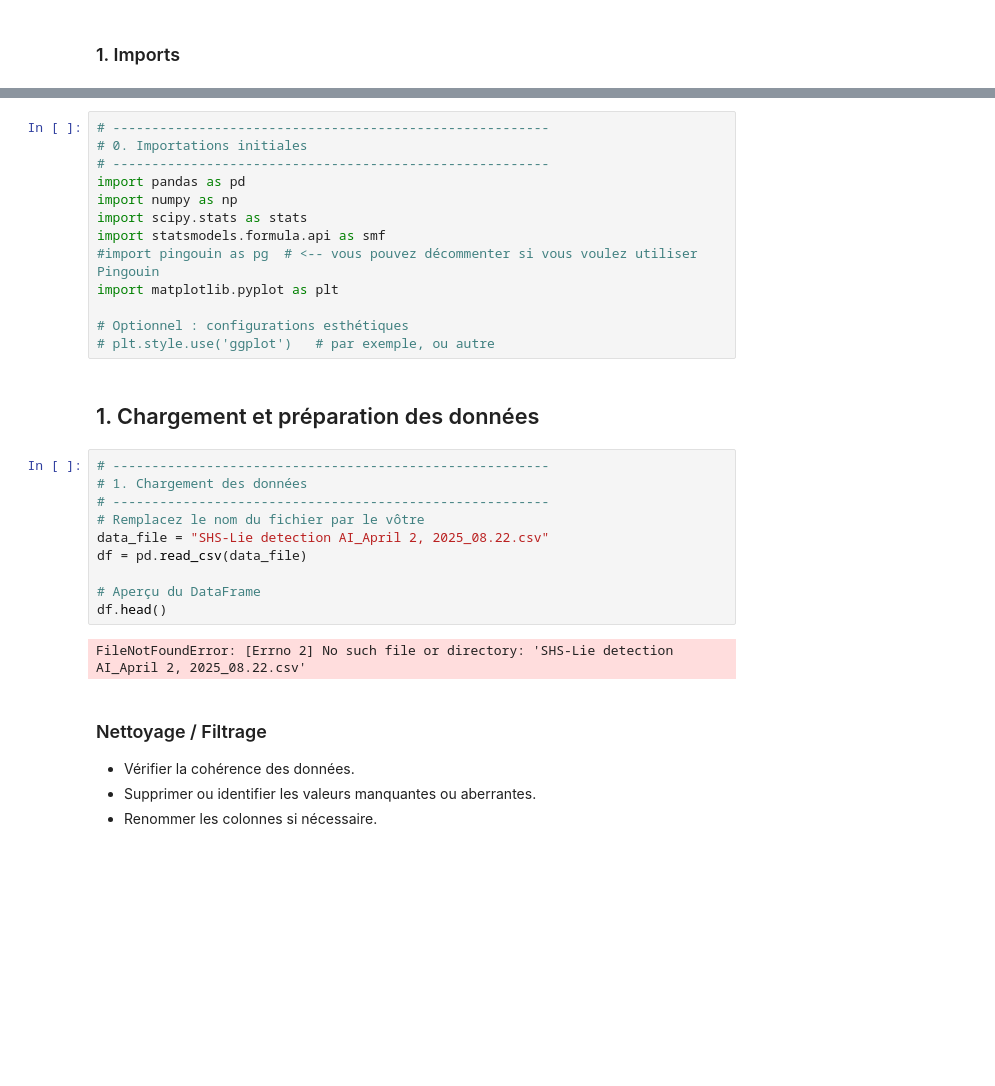
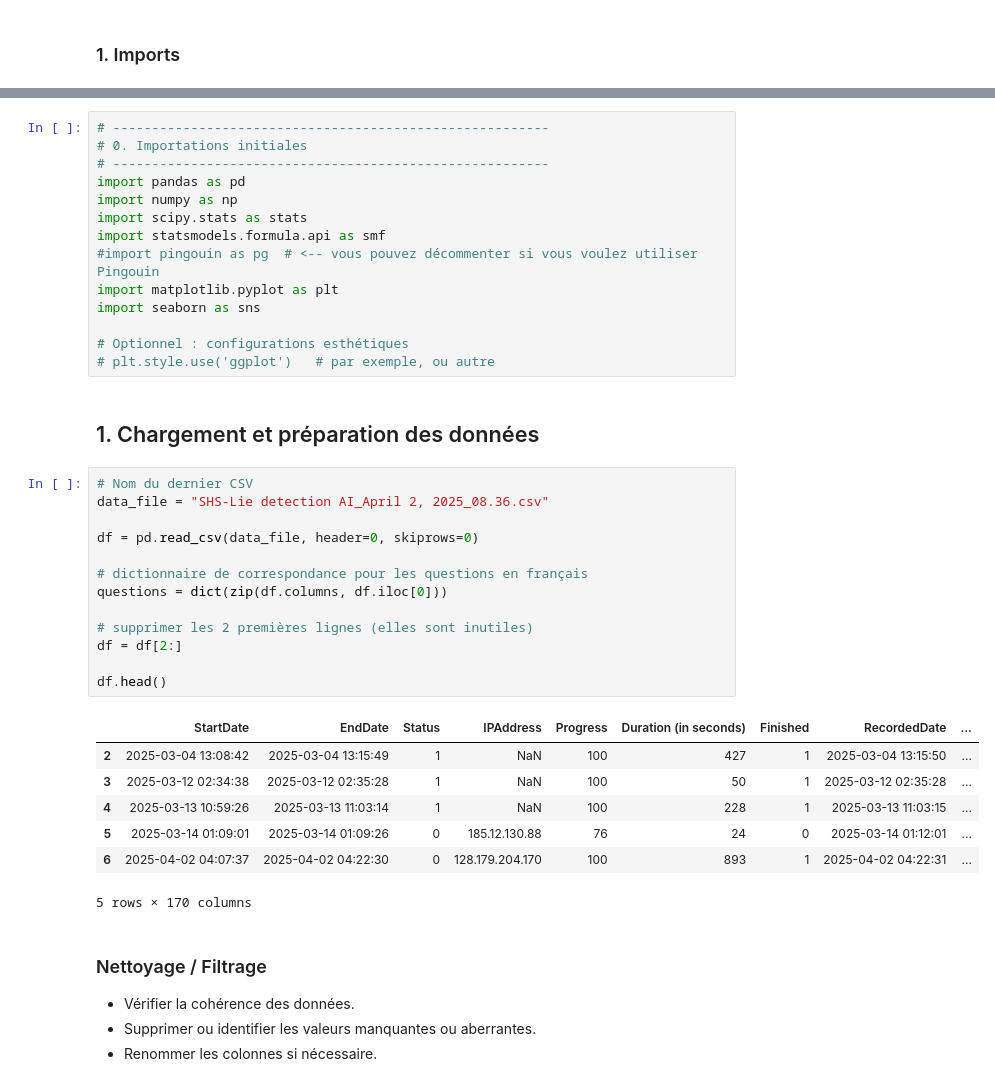
Before and after one commit to liogrnbrg/SHS_Psycho, a Jupyter notebook: main_analysis.ipynb, the cells around one changed output, grey strips where cells are left out. Saved outputs shown, nothing was run; the diff lists cells and outputs as text; blank space fills up the shorter version.

Commit message:
Selection initiale des donnée qu'on veut garder

```diff
--- a/main_analysis.ipynb
+++ b/main_analysis.ipynb
@@ -12,23 +35,33 @@ import scipy.stats as stats
 import statsmodels.formula.api as smf
 #import pingouin as pg  # <-- vous pouvez décommenter si vous voulez utiliser Pingouin
 import matplotlib.pyplot as plt
+import seaborn as sns
 
 # Optionnel : configurations esthétiques
 # plt.style.use('ggplot')   # par exemple, ou autre
 # %% [markdown]
 ## 1. Chargement et préparation des données
-# %%
-# --------------------------------------------------------
-# 1. Chargement des données
-# --------------------------------------------------------
-# Remplacez le nom du fichier par le vôtre
-data_file = "SHS-Lie detection AI_April 2, 2025_08.22.csv"
-df = pd.read_csv(data_file)
-
-# Aperçu du DataFrame
-df.head()
-# %% [output]
-FileNotFoundError: [Errno 2] No such file or directory: 'SHS-Lie detection AI_April 2, 2025_08.22.csv'
+# %%
+# Nom du dernier CSV
+data_file = "SHS-Lie detection AI_April 2, 2025_08.36.csv"
+
+df = pd.read_csv(data_file, header=0, skiprows=0)
+
+# dictionnaire de correspondance pour les questions en français
+questions = dict(zip(df.columns, df.iloc[0]))
+
+# supprimer les 2 premières lignes (elles sont inutiles)
+df = df[2:]
+
+df.head()
+# %% [output]
+|  | StartDate | EndDate | Status | IPAddress | Progress | Duration (in seconds) | Finished | RecordedDate | ... |
+| 2 | 2025-03-04 13:08:42 | 2025-03-04 13:15:49 | 1 | NaN | 100 | 427 | 1 | 2025-03-04 13:15:50 | ... |
+| 3 | 2025-03-12 02:34:38 | 2025-03-12 02:35:28 | 1 | NaN | 100 | 50 | 1 | 2025-03-12 02:35:28 | ... |
+| 4 | 2025-03-13 10:59:26 | 2025-03-13 11:03:14 | 1 | NaN | 100 | 228 | 1 | 2025-03-13 11:03:15 | ... |
+| 5 | 2025-03-14 01:09:01 | 2025-03-14 01:09:26 | 0 | 185.12.130.88 | 76 | 24 | 0 | 2025-03-14 01:12:01 | ... |
+| 6 | 2025-04-02 04:07:37 | 2025-04-02 04:22:30 | 0 | 128.179.204.170 | 100 | 893 | 1 | 2025-04-02 04:22:31 | ... |
+5 rows × 170 columns
 # %% [markdown]
 ### Nettoyage / Filtrage
 
```
Also changed, not shown: parts of 3 cells of this notebook, 2 other files.
